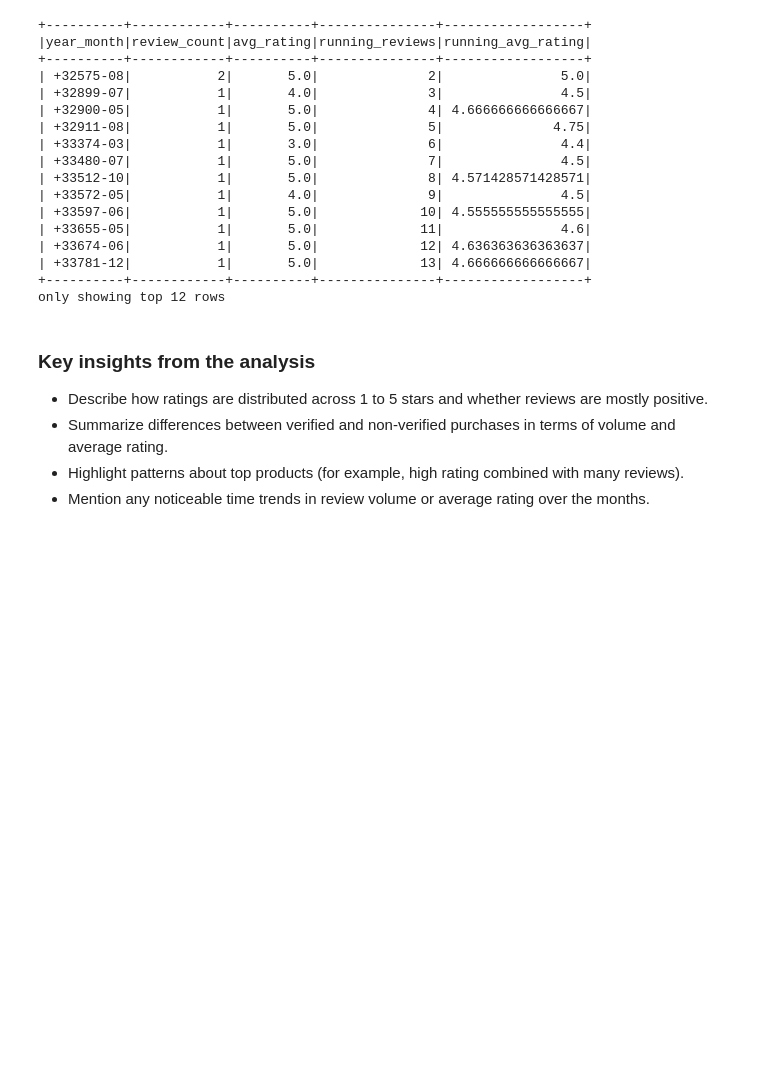
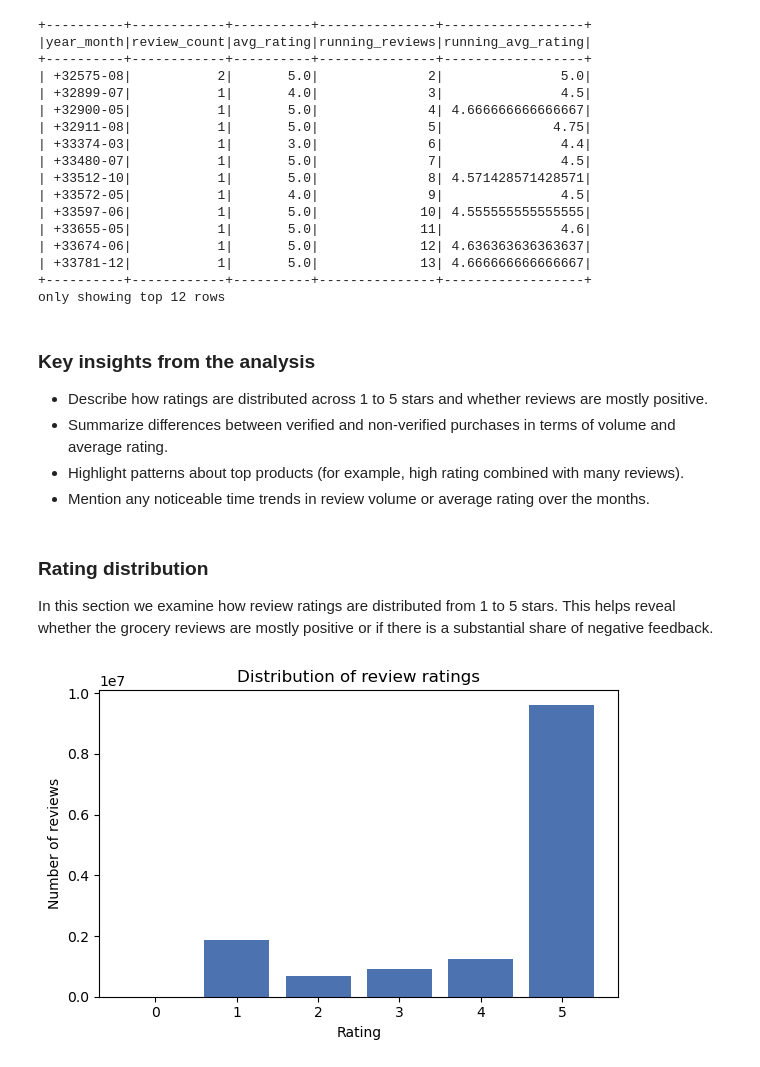
Before and after one commit to pramodkumarpodila-source/pramodkumarpodila-source-ds203-amazon-grocery-nlp-spark, a Jupyter notebook: notebooks/02_analysis.ipynb, the cells around one changed output. Saved outputs shown, nothing was run; the diff lists cells and outputs as text; code cells hidden in the pictures; blank space fills up the shorter version.

Commit message:
Add visualizations and markdown insights to analysis notebook

```diff
--- a/notebooks/02_analysis.ipynb
+++ b/notebooks/02_analysis.ipynb
@@ -371,3 +371,29 @@ only showing top 12 rows
 - Summarize differences between verified and non-verified purchases in terms of volume and average rating.
 - Highlight patterns about top products (for example, high rating combined with many reviews).
 - Mention any noticeable time trends in review volume or average rating over the months.
+# %% [markdown]
+### Rating distribution
+
+In this section we examine how review ratings are distributed from 1 to 5 stars. This helps reveal whether the grocery reviews are mostly positive or if there is a substantial share of negative feedback.
+# %%
+# Rating distribution (count of reviews per rating)
+rating_counts = (
+    df3.groupBy("rating")
+       .count()
+       .orderBy("rating")
+)
+
+rating_pdf = rating_counts.toPandas()
+
+import matplotlib.pyplot as plt
+
+plt.figure(figsize=(6, 4))
+plt.bar(rating_pdf["rating"], rating_pdf["count"], color="#4C72B0")
+plt.xlabel("Rating")
+plt.ylabel("Number of reviews")
+plt.title("Distribution of review ratings")
+plt.xticks([0, 1, 2, 3, 4, 5])
+plt.tight_layout()
+plt.show()
+# %% [output]
+[figure, added]
```
Also changed, not shown: parts of 14 cells of this notebook.
